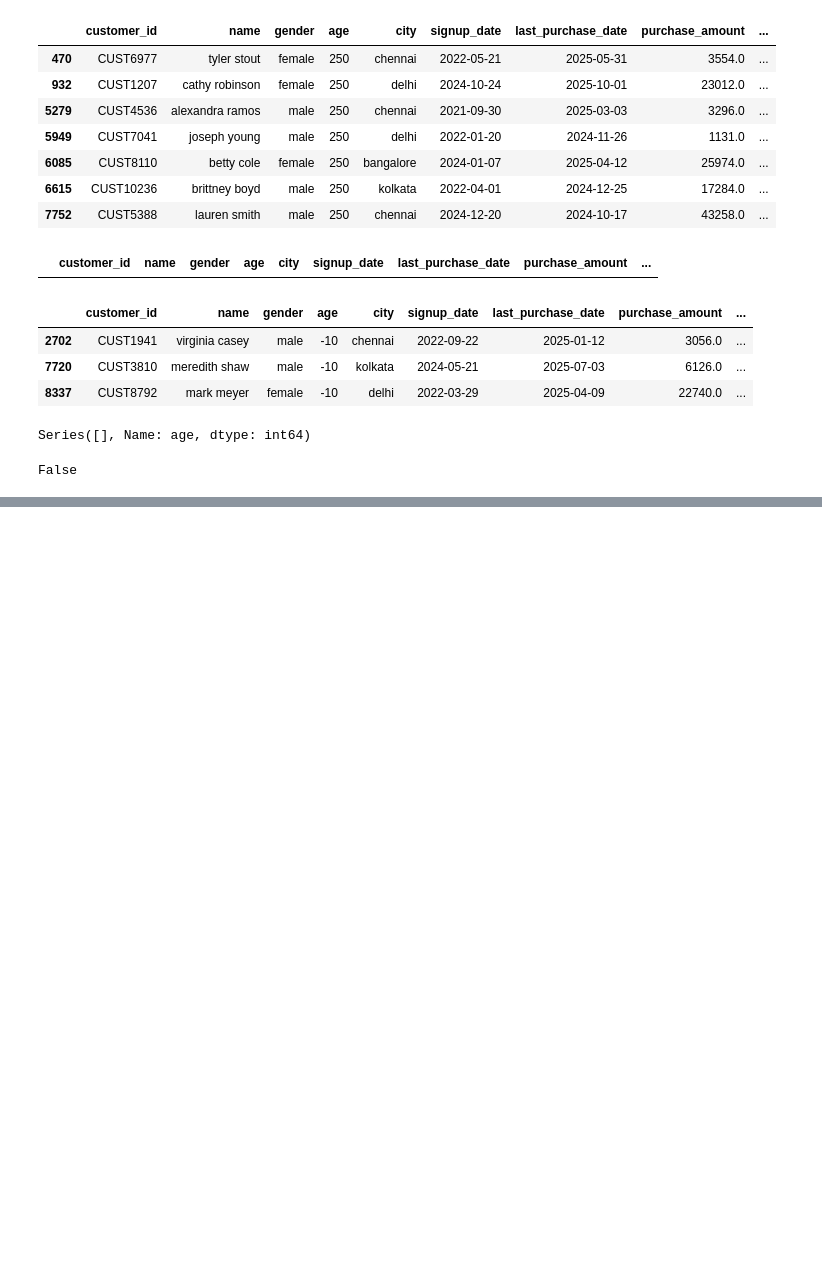
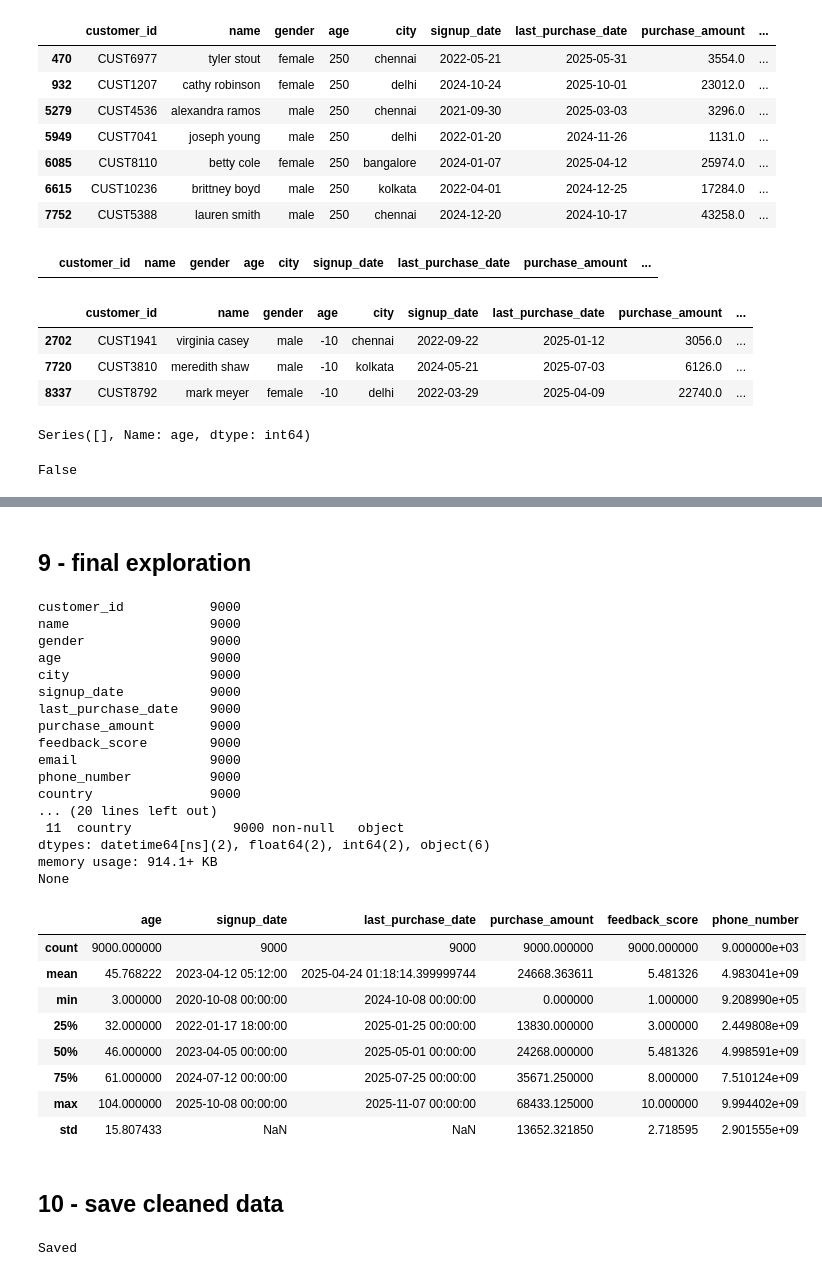
Before and after one commit to Arijit-Das-dev/Master-Data-Cleaning, a Jupyter notebook: notebooks/customers_sales.ipynb, the cells around one changed output, grey strips where cells are left out. Saved outputs shown, nothing was run; the diff lists cells and outputs as text; code cells hidden in the pictures; blank space fills up the shorter version.

```diff
--- a/notebooks/customers_sales.ipynb
+++ b/notebooks/customers_sales.ipynb
@@ -559,0 +654,49 @@ False
+# %% [markdown]
+## 9 - final exploration
+# %%
+# check how many not null values are present
+print(df.notna().sum())
+
+print("\n\n")
+
+# Final exploration
+print(df.info())
+
+print("\n\n")
+
+# Final summary statistics
+df.describe()
+# %% [output]
+customer_id           9000
+name                  9000
+gender                9000
+age                   9000
+city                  9000
+signup_date           9000
+last_purchase_date    9000
+purchase_amount       9000
+feedback_score        9000
+email                 9000
+phone_number          9000
+country               9000
+... (20 lines left out)
+ 11  country             9000 non-null   object
+dtypes: datetime64[ns](2), float64(2), int64(2), object(6)
+memory usage: 914.1+ KB
+None
+|  | age | signup_date | last_purchase_date | purchase_amount | feedback_score | phone_number |
+| count | 9000.000000 | 9000 | 9000 | 9000.000000 | 9000.000000 | 9.000000e+03 |
+| mean | 45.768222 | 2023-04-12 05:12:00 | 2025-04-24 01:18:14.399999744 | 24668.363611 | 5.481326 | 4.983041e+09 |
+| min | 3.000000 | 2020-10-08 00:00:00 | 2024-10-08 00:00:00 | 0.000000 | 1.000000 | 9.208990e+05 |
+| 25% | 32.000000 | 2022-01-17 18:00:00 | 2025-01-25 00:00:00 | 13830.000000 | 3.000000 | 2.449808e+09 |
+| 50% | 46.000000 | 2023-04-05 00:00:00 | 2025-05-01 00:00:00 | 24268.000000 | 5.481326 | 4.998591e+09 |
+| 75% | 61.000000 | 2024-07-12 00:00:00 | 2025-07-25 00:00:00 | 35671.250000 | 8.000000 | 7.510124e+09 |
+| max | 104.000000 | 2025-10-08 00:00:00 | 2025-11-07 00:00:00 | 68433.125000 | 10.000000 | 9.994402e+09 |
+| std | 15.807433 | NaN | NaN | 13652.321850 | 2.718595 | 2.901555e+09 |
+# %% [markdown]
+## 10 - save cleaned data
+# %%
+df.to_csv("../data/cleaned_customers.csv", index=False)
+print("Saved")
+# %% [output]
+Saved
```
Also changed, not shown: parts of 12 cells of this notebook, 1 other file.
